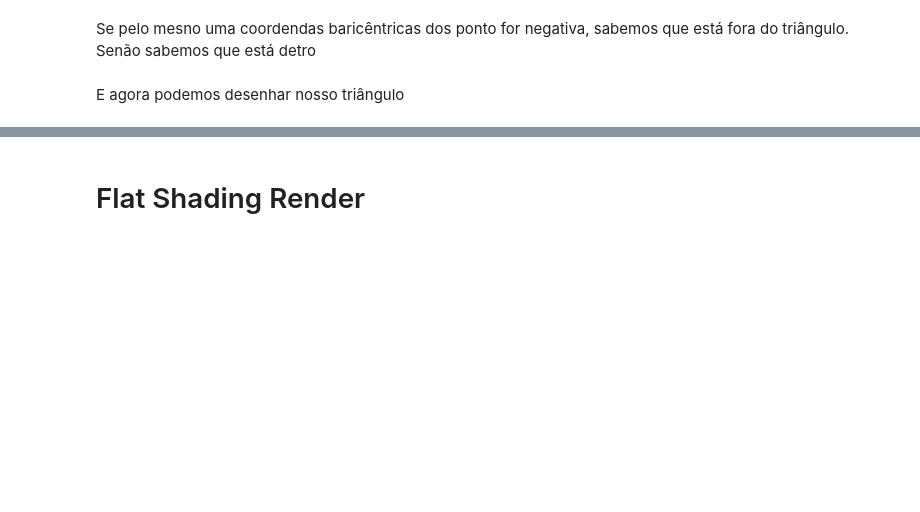
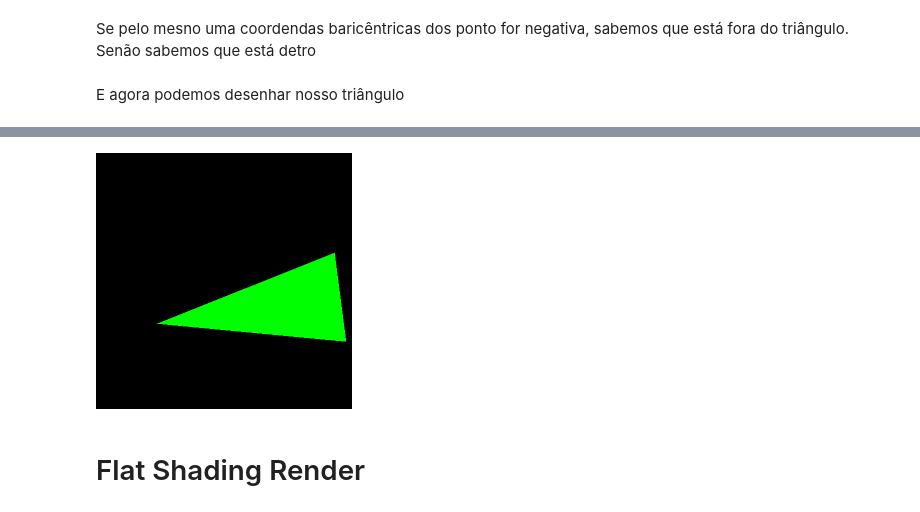
Before and after one commit to Edwolt/TinyRenderer-PythonNotebook, a Jupyter notebook: TinyRenderer.ipynb, the cells around one changed output, grey strips where cells are left out. Saved outputs shown, nothing was run; the diff lists cells and outputs as text; code cells hidden in the pictures; blank space fills up the shorter version.

```diff
--- a/TinyRenderer.ipynb
+++ b/TinyRenderer.ipynb
@@ -757,3 +818,21 @@ mostrar_imagem(img, f=2)
+# %%
+# O randint pode resultar no segundo parâmetro, por isso tem que diminuir 1
+a = random.randint(0, WIDTH - 1), random.randint(0, HEIGHT - 1)
+b = random.randint(0, WIDTH - 1), random.randint(0, HEIGHT - 1)
+c = random.randint(0, WIDTH - 1), random.randint(0, HEIGHT - 1)
+
+triangulo = [criar_vetor(*a), criar_vetor(*b), criar_vetor(*c)]
+
+img = criar_imagem(WIDTH, HEIGHT)
+
+desenha_triangulo(img, triangulo, cor_hex("#0f0"))
+# cv2.line(img, a, b, cor_hex("#00f"), 3)
+# cv2.line(img, b, c, cor_hex("#00f"), 3)
+# cv2.line(img, c, a, cor_hex("#00f"), 3)
+
+mostrar_imagem(img, f=2)
+# %% [output]
+[figure, added]
 # %% [markdown]
 # Flat Shading Render
 # %% [markdown]
```
Also changed, not shown: parts of 10 cells of this notebook.
